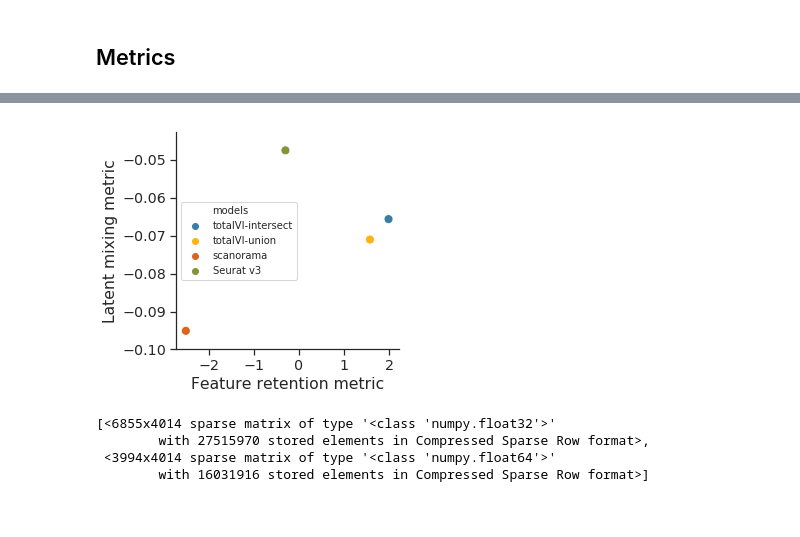
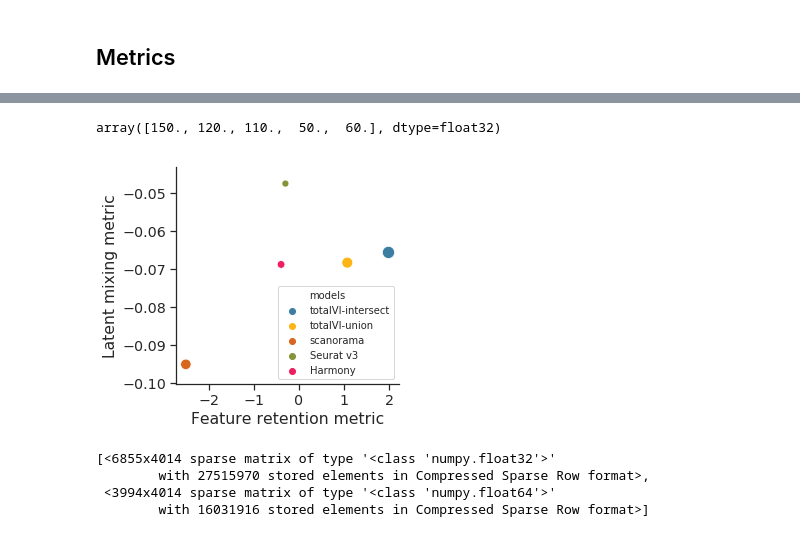
Before and after one commit to YosefLab/totalVI_reproducibility, a Jupyter notebook: harmonization/pbmc_harmo_intersection.ipynb, the cells around one changed output, grey strips where cells are left out. Drawn from its saved outputs; the diff is of its cells as text; code cells hidden in the pictures.

Commit message:
update pbmc harmo

```diff
--- a/harmonization/pbmc_harmo_intersection.ipynb
+++ b/harmonization/pbmc_harmo_intersection.ipynb
@@ -225,14 +225,15 @@ Trying to set attribute `.obs` of view, making a copy.
 # %%
 ENTROPY_K = 100
 harmo_metrics = pd.DataFrame(
-    index=["totalVI-intersect", "totalVI-union", "scanorama", "Seurat v3"],
-    columns=["Mixing metric", "Hotspot metric"],
+    index=["totalVI-intersect", "totalVI-union", "scanorama", "Seurat v3", "Harmony"],
+    columns=["Mixing metric", "Hotspot metric", "Clustering metric"],
 )
 harmo_metrics["models"] = [
     "totalVI-intersect",
     "totalVI-union",
     "scanorama",
     "Seurat v3",
+    "Harmony"
 ]
 
 # knn = np.ceil(len(dataset.X) * (np.arange(0.1, 1, 0.1)) / 100).astype(int)
@@ -455,0 +543,4 @@ Trying to set attribute `.obs` of view, making a copy.
+# %%
+harmo_metrics.loc["Harmony", "Mixing metric"] = entropy_batch_mixing(
+    adata_harmony.obsm["X_pca_harmony"], datasets[2].batch_indices.ravel(), n_neighbors=ENTROPY_K
+)
@@ -456,3 +578,18 @@ Trying to set attribute `.obs` of view, making a copy.
+# %%
+adata_harmony.obsm["X_pca"] = adata_harmony.obsm["X_pca_harmony"]
+
+cms = clustering_metric_silhoutte(
+    seurat_batch_0,
+    seurat_batch_1,
+    adata_harmony,
+    datasets[2].batch_indices.ravel(),
+    k=15,
+    use_rep="X_pca",
+    resolution=1.0,
+    n_clusters=25
+)
+
+harmo_metrics.loc["Harmony", "Clustering metric"] = np.mean(cms)
 # %% [markdown]
 ## Metrics
 # %%
@@ -468,0 +607,17 @@ harmo_metrics
+# %%
+sizes = (harmo_metrics.loc[:, "Clustering metric"].values.ravel()).astype(np.float32)
+scaled_sizes = (sizes - np.min(sizes))
+scaled_sizes /= (np.max(sizes) - np.min(sizes))
+scaled_sizes = np.round(scaled_sizes, 1)
+scaled_sizes *= 100
+scaled_sizes += 50
+
+fig, ax = plt.subplots()
+axs = []
+for s in np.sort(scaled_sizes)[::-1]:
+    axs.append(ax.scatter([], [], c="black", s=s, label=s))
+
+
+ax.axis("off")
+ax.legend(axs, labels=np.sort(scaled_sizes)[::-1].astype(int), frameon=False, title="Clustering metric (a.u.)")
+fig.savefig("figures/pbmc_entropy_vs_retainment_legend.pdf", bbox_inches="tight")
@@ -469,15 +626,19 @@ harmo_metrics
+# %%
+scaled_sizes
+# %% [output]
+array([150., 120., 110.,  50.,  60.], dtype=float32)
 # %%
 with sns.axes_style("ticks"):
     fig, ax = plt.subplots(1, 1, figsize=(4, 4))
-    sns.scatterplot(data=harmo_metrics, y="Mixing metric", x="Hotspot metric", hue="models", s=80, ax=ax)
+    sc = sns.scatterplot(data=harmo_metrics, y="Mixing metric", x="Hotspot metric", hue="models", s=scaled_sizes, ax=ax)
     sns.despine()
-    ax.legend(loc="center left", prop={'size': 10}, fancybox=True)
+    ax.legend(loc="lower right", prop={'size': 10}, fancybox=True)
     # ax.set_xlim(0.62, 0.82)
     ax.set_ylabel("Latent mixing metric")
     ax.set_xlabel("Feature retention metric")
     fig.savefig("figures/entropy_vs_retainment_pbmc.pdf", bbox_inches="tight")
 # %% [output]
-[figure, old version]
+[figure, new version]
 # %%
 from scipy.sparse import vstack
 scan_corrected = vstack(corrected).A
```
Also changed, not shown: parts of 13 cells of this notebook, 6 other files.
